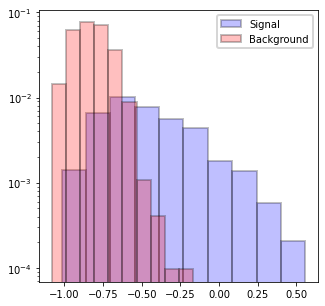
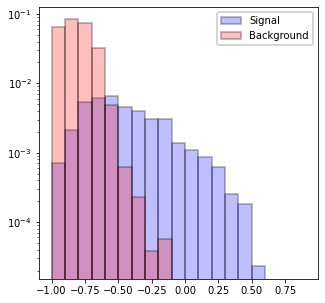
The notebook cell's code change between the first figure and the second:
--- before
+++ after
@@ -1,6 +1,8 @@
-#plt.hist(y_sig, bins=25, color = "blue", weights=W0, alpha=0.25, label="Signal")
-#plt.hist(y_bkg, bins=25, color = "red" , weights=W1, alpha=0.25, label="Background")
-plt.hist(y_sig, color = "blue", weights=W0, alpha=0.25, label="Signal")
-plt.hist(y_bkg, color = "red" , weights=W1, alpha=0.25, label="Background")
+binning=np.arange(-1,1,0.1)
+
+plt.hist(y_sig, bins=binning, color = "blue", weights=W0, alpha=0.25, label="Signal")
+plt.hist(y_bkg, bins=binning, color = "red" , weights=W1, alpha=0.25, label="Background")
+#plt.hist(y_sig, color = "blue", weights=W0, alpha=0.25, label="Signal")
+#plt.hist(y_bkg, color = "red" , weights=W1, alpha=0.25, label="Background")
 #plt.hist(y_sig , color = "blue", alpha=0.25, label="Signal")
 #plt.hist(y_bkg, color = "red" , alpha=0.25, label="Background") #histtype='step'

Commit: same binning hist